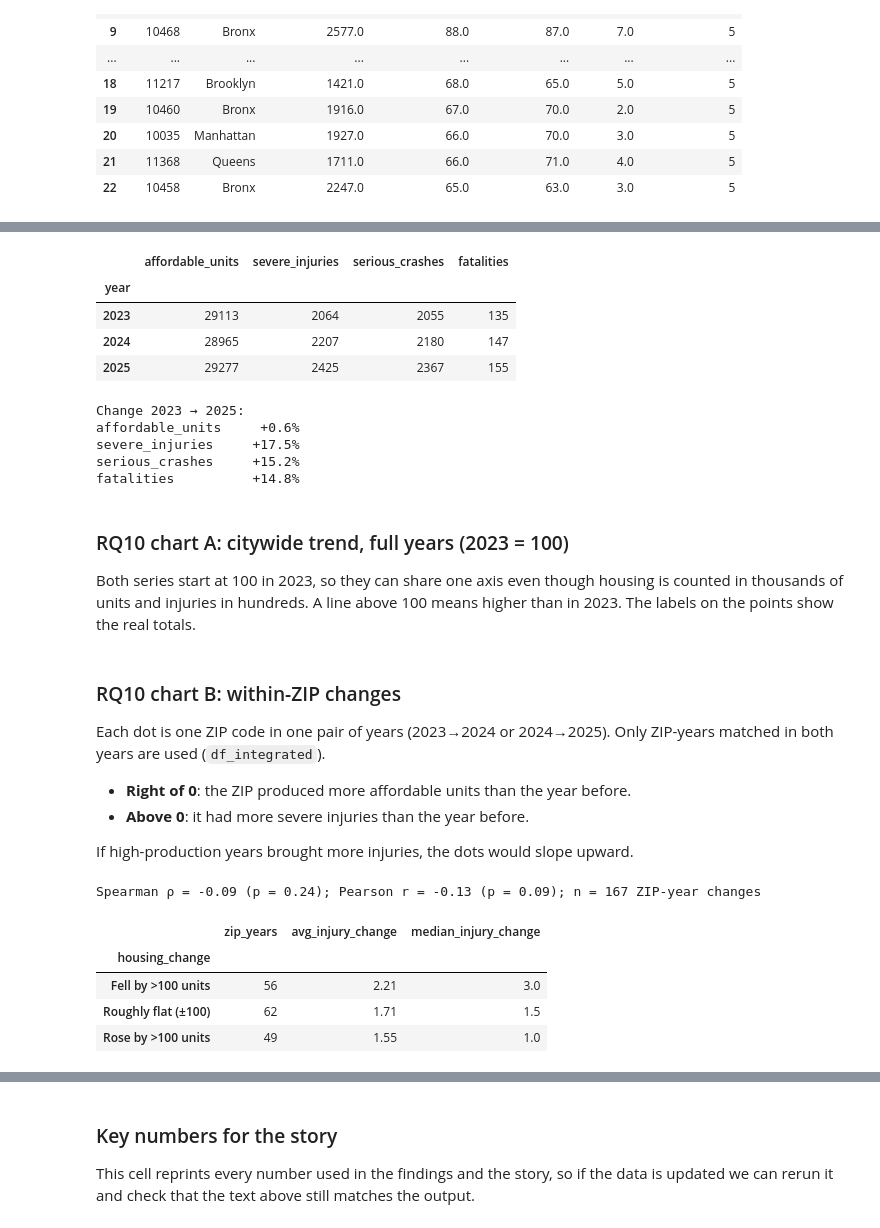
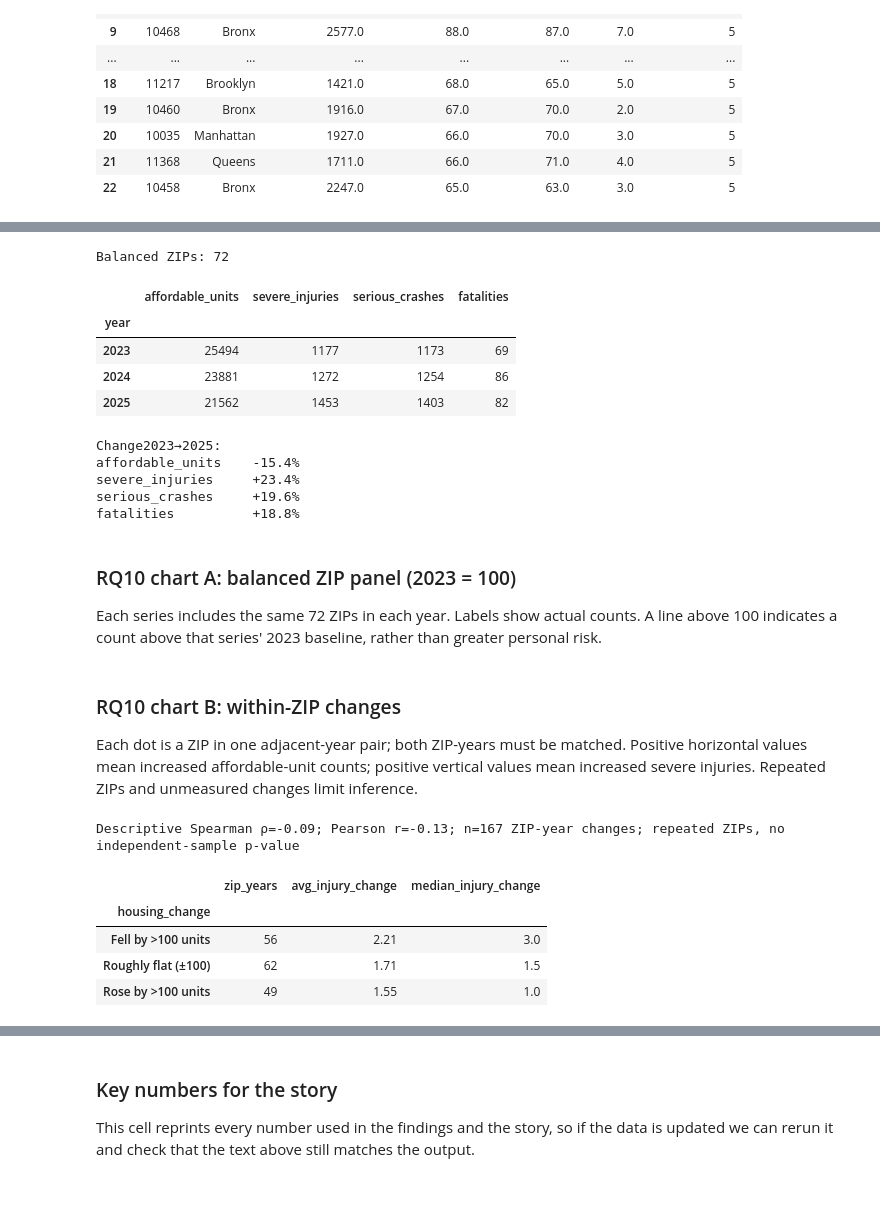
Before and after one commit to MalakMostafa-16003651/nyc-housing-transportation-analysis, a Jupyter notebook: Person5_Research_Questions.ipynb, the cells around one changed output, grey strips where cells are left out. Saved outputs shown, nothing was run; the diff lists cells and outputs as text; code cells hidden in the pictures; blank space fills up the shorter version.

Commit message:
Audit and repair persons 1-5 data workflows, dashboard and documentation

```diff
--- a/Person5_Research_Questions.ipynb
+++ b/Person5_Research_Questions.ipynb
@@ -256,33 +246,32 @@ Person 2's RQ3 already compares the yearly totals on two axes, so RQ10 goes one
 # %%
 FULL_YEARS = [2023, 2024, 2025]
-
-yearly = pd.DataFrame({
-    "affordable_units": df_housing_clean.groupby("year")["all_counted_units"].sum(),
-    "severe_injuries":  df_transport_clean.groupby("year")["total_severe_injuries"].sum(),
-    "serious_crashes":  df_transport_clean.groupby("year").size(),
-    "fatalities":       df_transport_clean.groupby("year")["total_fatalities"].sum(),
-}).loc[FULL_YEARS]
+panel = df_integrated[df_integrated["year"].isin(FULL_YEARS)].copy()
+complete_zips = panel.groupby("zip_code")["year"].nunique()
+complete_zips = complete_zips[complete_zips.eq(len(FULL_YEARS))].index
+panel = panel[panel.zip_code.isin(complete_zips)]
+yearly = panel.groupby("year")[["affordable_units", "severe_injuries", "serious_crash_count", "fatalities"]].sum()
+yearly = yearly.rename(columns={"serious_crash_count": "serious_crashes"})
 yearly.index = yearly.index.astype(int)
-yearly.index.name = "year"
-
 indexed = (yearly / yearly.loc[2023] * 100).round(1)
+print("Balanced ZIPs:", len(complete_zips))
 display(yearly.astype(int))
-print("Change 2023 → 2025:")
+print("Change2023→2025:")
 print((yearly.loc[2025] / yearly.loc[2023] - 1).map("{:+.1%}".format).to_string())
 # %% [output]
+Balanced ZIPs: 72
 |  | affordable_units | severe_injuries | serious_crashes | fatalities |
 | year |  |  |  |  |
-| 2023 | 29113 | 2064 | 2055 | 135 |
-| 2024 | 28965 | 2207 | 2180 | 147 |
-| 2025 | 29277 | 2425 | 2367 | 155 |
+| 2023 | 25494 | 1177 | 1173 | 69 |
+| 2024 | 23881 | 1272 | 1254 | 86 |
+| 2025 | 21562 | 1453 | 1403 | 82 |
-Change 2023 → 2025:
-affordable_units     +0.6%
-severe_injuries     +17.5%
-serious_crashes     +15.2%
-fatalities          +14.8%
+Change2023→2025:
+affordable_units    -15.4%
+severe_injuries     +23.4%
+serious_crashes     +19.6%
+fatalities          +18.8%
 # %% [markdown]
-### RQ10 chart A: citywide trend, full years (2023 = 100)
-Both series start at 100 in 2023, so they can share one axis even though housing is counted in thousands of units and injuries in hundreds. A line above 100 means higher than in 2023. The labels on the points show the real totals.
+### RQ10 chart A: balanced ZIP panel (2023 = 100)
+Each series includes the same 72 ZIPs in each year. Labels show actual counts. A line above 100 indicates a count above that series' 2023 baseline, rather than greater personal risk.
 # %%
 fig_trend = go.Figure()
 # Housing labels go below the line and injury labels above, so they never overlap
@@ -307,11 +296,7 @@ fig_trend.add_annotation(text="Labels show actual yearly totals. 2022 and 2026 a
 fig_trend.show()
 # %% [markdown]
 ### RQ10 chart B: within-ZIP changes
-Each dot is one ZIP code in one pair of years (2023→2024 or 2024→2025). Only ZIP-years matched in both years are used (`df_integrated`).
-- **Right of 0**: the ZIP produced more affordable units than the year before.
-- **Above 0**: it had more severe injuries than the year before.
-
-If high-production years brought more injuries, the dots would slope upward.
+Each dot is a ZIP in one adjacent-year pair; both ZIP-years must be matched. Positive horizontal values mean increased affordable-unit counts; positive vertical values mean increased severe injuries. Repeated ZIPs and unmeasured changes limit inference.
 # %%
 wide = (df_integrated[df_integrated["year"].isin(FULL_YEARS)]
         .pivot_table(index=["zip_code", "borough"], columns="year",
@@ -327,8 +312,8 @@ for a, b in [(2023, 2024), (2024, 2025)]:
     pairs.append(pair)
 changes = pd.concat(pairs).reset_index()
 
-rho_c, p_rho_c = stats.spearmanr(changes["unit_change"], changes["injury_change"])
-r_c, p_r_c     = stats.pearsonr(changes["unit_change"], changes["injury_change"])
+rho_c = changes["unit_change"].corr(changes["injury_change"], method="spearman")
+r_c = changes["unit_change"].corr(changes["injury_change"])
 
 fig_change = px.scatter(
     changes, x="unit_change", y="injury_change", color="years",
@@ -346,18 +331,18 @@ fig_change.add_hline(y=0, line_color="#bbb"); fig_change.add_vline(x=0, line_col
 fig_change.update_traces(marker=dict(size=9, opacity=0.8, line=dict(width=0.5, color="white")),
                          selector=dict(mode="markers"))
 style_fig(fig_change,
-          f"More housing in a ZIP did not bring more injuries the same year (Spearman ρ = {rho_c:.2f}, p = {p_rho_c:.2f}, n = {len(changes)})",
+          f"Within-ZIP changes in housing and severe injuries (descriptive ρ={rho_c:.2f};n={len(changes)})",
           height=560)
 fig_change.update_xaxes(tickformat=",", zeroline=False); fig_change.update_yaxes(zeroline=False)
 fig_change.show()
 
-print(f"Spearman ρ = {rho_c:+.2f} (p = {p_rho_c:.2f}); Pearson r = {r_c:+.2f} (p = {p_r_c:.2f}); n = {len(changes)} ZIP-year changes")
+print(f"Descriptive Spearman ρ={rho_c:+.2f}; Pearson r={r_c:+.2f}; n={len(changes)} ZIP-year changes; repeated ZIPs, no independent-sample p-value")
 changes["housing_change"] = pd.cut(changes["unit_change"], [-np.inf, -100, 100, np.inf],
                                    labels=["Fell by >100 units", "Roughly flat (±100)", "Rose by >100 units"])
 display(changes.groupby("housing_change", observed=True)["injury_change"]
         .agg(zip_years="size", avg_injury_change="mean", median_injury_change="median").round(2))
 # %% [output]
-Spearman ρ = -0.09 (p = 0.24); Pearson r = -0.13 (p = 0.09); n = 167 ZIP-year changes
+Descriptive Spearman ρ=-0.09; Pearson r=-0.13; n=167 ZIP-year changes; repeated ZIPs, no independent-sample p-value
 |  | zip_years | avg_injury_change | median_injury_change |
 | housing_change |  |  |  |
 | Fell by >100 units | 56 | 2.21 | 3.0 |
```
Also changed, not shown: parts of 14 cells of this notebook, 46 other files.
